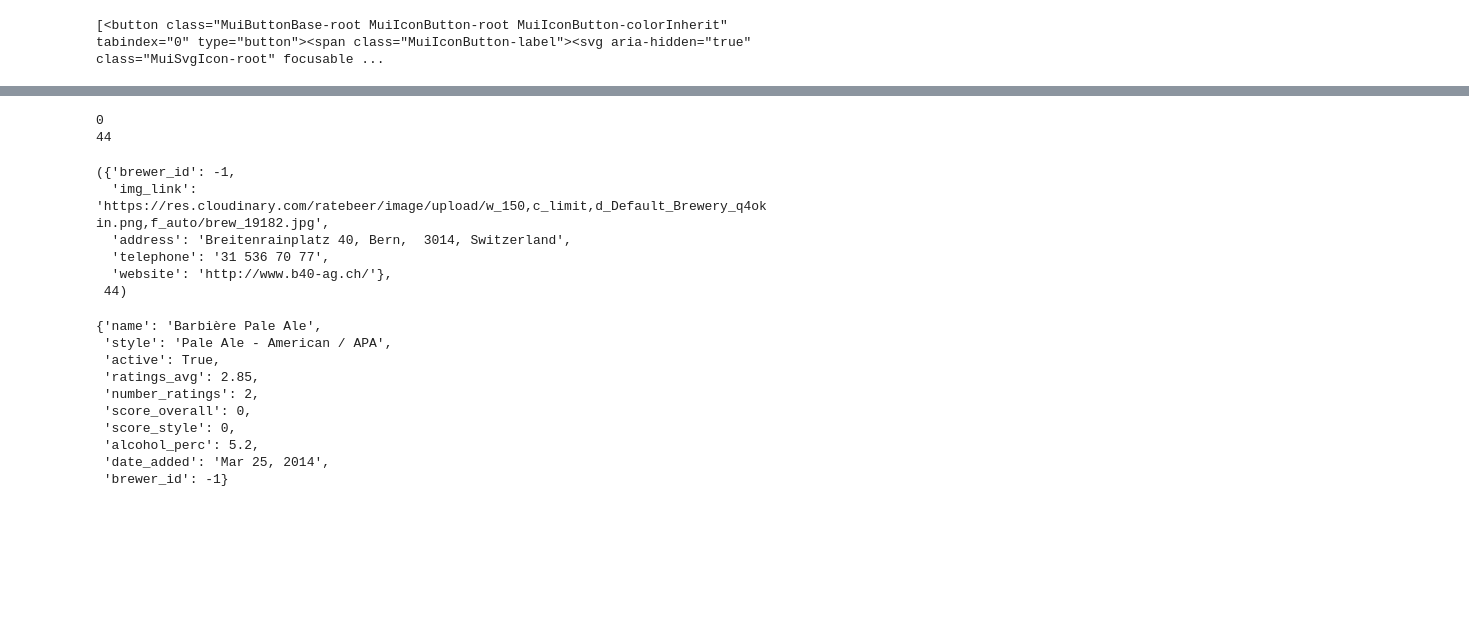
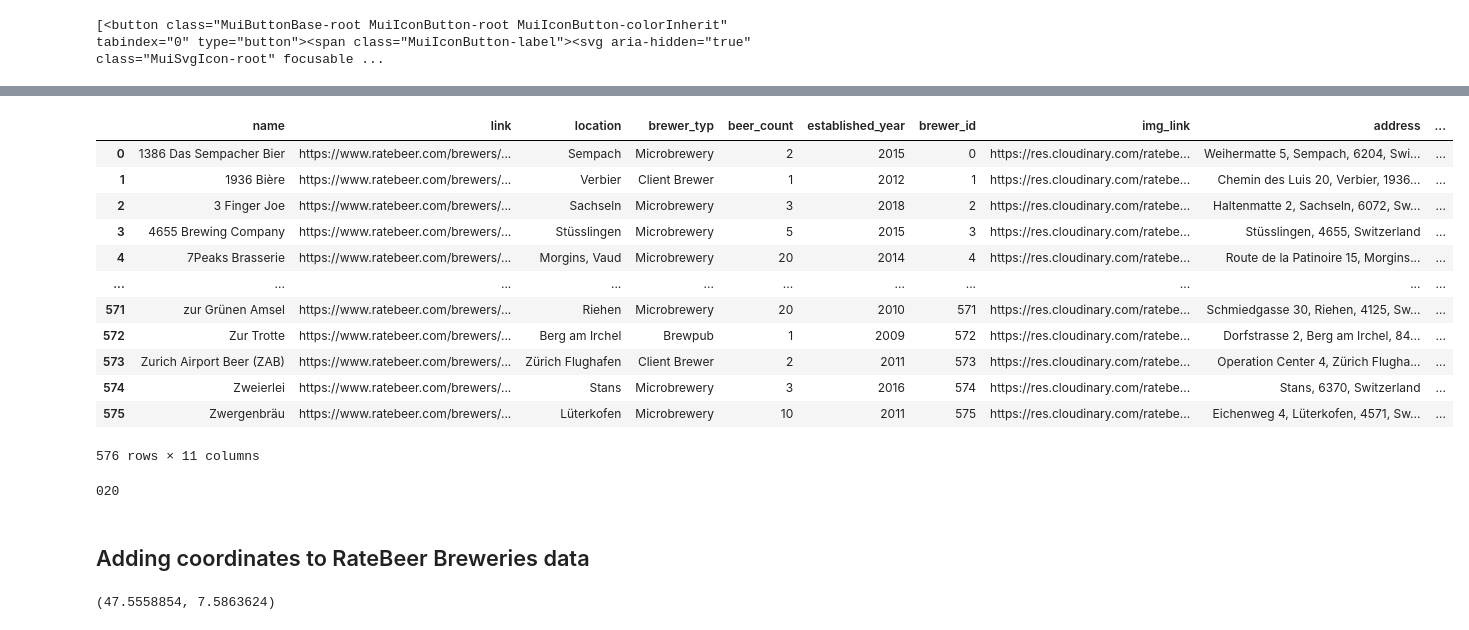
Before and after one commit to nrbernier/swiss-beer-map, a Jupyter notebook: swiss-beer-map.ipynb, the cells around one changed output, grey strips where cells are left out. Cells and saved outputs as stored; diff of their text form; code cells hidden in the pictures; blank space fills up the shorter version.

Commit message:
Data scraped from RateBeer and first map

```diff
--- a/swiss-beer-map.ipynb
+++ b/swiss-beer-map.ipynb
@@ -1116,7 +1134,7 @@ from selenium import webdriver
 import time
 
 def treat_brewery_page_RB(url_brewer, brewer_id, debug=False):
-    driver = load_RB_page(url_brewer)
+    driver = load_RB_page(url_brewer, debug)
     soup_brewery = BeautifulSoup(driver.page_source)
     if debug:
         with open('test_RB_debug_page1.html','w') as f:
@@ -1166,6 +1184,7 @@ for brewer_i, brewer in  breweries_ch_RB_df.iterrows():
             br_info, br_list_beers = treat_brewery_page_RB(brewer.link, brewer_i)
             breweries_info.append(br_info)
             list_beers.extend(br_list_beers)
+            fail=False
         except KeyboardInterrupt:
             raise
         except Exception as e:
@@ -1245,0 +1216,2 @@ test_brewer_page_RB(driver)
+# %%
+brewers_info_df = pd.DataFrame(breweries_info)
@@ -1246,30 +1252,29 @@ test_brewer_page_RB(driver)
+# %%
+# Add brewery info
+
+breweries_ch_RB_df = breweries_ch_RB_df.merge(brewers_info_df, left_index=True, right_on='brewer_id')
+# %%
+breweries_ch_RB_df
+# %% [output]
+|  | name | link | location | brewer_typ | beer_count | established_year | brewer_id | img_link | address | ... |
+| 0 | 1386 Das Sempacher Bier | https://www.ratebeer.com/brewers/... | Sempach | Microbrewery | 2 | 2015 | 0 | https://res.cloudinary.com/ratebe... | Weihermatte 5, Sempach, 6204, Swi... | ... |
+| 1 | 1936 Bière | https://www.ratebeer.com/brewers/... | Verbier | Client Brewer | 1 | 2012 | 1 | https://res.cloudinary.com/ratebe... | Chemin des Luis 20, Verbier, 1936... | ... |
+| 2 | 3 Finger Joe | https://www.ratebeer.com/brewers/... | Sachseln | Microbrewery | 3 | 2018 | 2 | https://res.cloudinary.com/ratebe... | Haltenmatte 2, Sachseln, 6072, Sw... | ... |
+| 3 | 4655 Brewing Company | https://www.ratebeer.com/brewers/... | Stüsslingen | Microbrewery | 5 | 2015 | 3 | https://res.cloudinary.com/ratebe... | Stüsslingen, 4655, Switzerland | ... |
+| 4 | 7Peaks Brasserie | https://www.ratebeer.com/brewers/... | Morgins, Vaud | Microbrewery | 20 | 2014 | 4 | https://res.cloudinary.com/ratebe... | Route de la Patinoire 15, Morgins... | ... |
+| ... | ... | ... | ... | ... | ... | ... | ... | ... | ... | ... |
+| 571 | zur Grünen Amsel | https://www.ratebeer.com/brewers/... | Riehen | Microbrewery | 20 | 2010 | 571 | https://res.cloudinary.com/ratebe... | Schmiedgasse 30, Riehen, 4125, Sw... | ... |
+| 572 | Zur Trotte | https://www.ratebeer.com/brewers/... | Berg am Irchel | Brewpub | 1 | 2009 | 572 | https://res.cloudinary.com/ratebe... | Dorfstrasse 2, Berg am Irchel, 84... | ... |
+| 573 | Zurich Airport Beer (ZAB) | https://www.ratebeer.com/brewers/... | Zürich Flughafen | Client Brewer | 2 | 2011 | 573 | https://res.cloudinary.com/ratebe... | Operation Center 4, Zürich Flugha... | ... |
+| 574 | Zweierlei | https://www.ratebeer.com/brewers/... | Stans | Microbrewery | 3 | 2016 | 574 | https://res.cloudinary.com/ratebe... | Stans, 6370, Switzerland | ... |
+| 575 | Zwergenbräu | https://www.ratebeer.com/brewers/... | Lüterkofen | Microbrewery | 10 | 2011 | 575 | https://res.cloudinary.com/ratebe... | Eichenweg 4, Lüterkofen, 4571, Sw... | ... |
+576 rows × 11 columns
 # %%
-search_string = 'Barbière'
+search_string = '7Peaks'
 my_url = breweries_ch_RB_df[breweries_ch_RB_df['name'].apply(lambda s: search_string in s)]['link'].values[0]
 
 brewer_info, brewer_list_beers = treat_brewery_page_RB(my_url, -1, debug=True)
 # %% [output]
-0
-44
+020
-# %%
-brewer_info, len(brewer_list_beers)
-# %% [output]
-({'brewer_id': -1,
-  'img_link': 'https://res.cloudinary.com/ratebeer/image/upload/w_150,c_limit,d_Default_Brewery_q4okin.png,f_auto/brew_19182.jpg',
-  'address': 'Breitenrainplatz 40, Bern,  3014, Switzerland',
-  'telephone': '31 536 70 77',
-  'website': 'http://www.b40-ag.ch/'},
- 44)
-# %%
-brewer_list_beers[-1]
-# %% [output]
-{'name': 'Barbière Pale Ale',
- 'style': 'Pale Ale - American / APA',
- 'active': True,
- 'ratings_avg': 2.85,
- 'number_ratings': 2,
- 'score_overall': 0,
- 'score_style': 0,
- 'alcohol_perc': 5.2,
- 'date_added': 'Mar 25, 2014',
- 'brewer_id': -1}
+# %% [markdown]
+## Adding coordinates to RateBeer Breweries data
@@ -1275,0 +1296,4 @@ brewer_list_beers[-1]
+# %%
+address_to_coordinates(breweries_ch_RB_df['address'][500])
+# %% [output]
+(47.5558854, 7.5863624)
```
Also changed, not shown: parts of 19 cells of this notebook.
